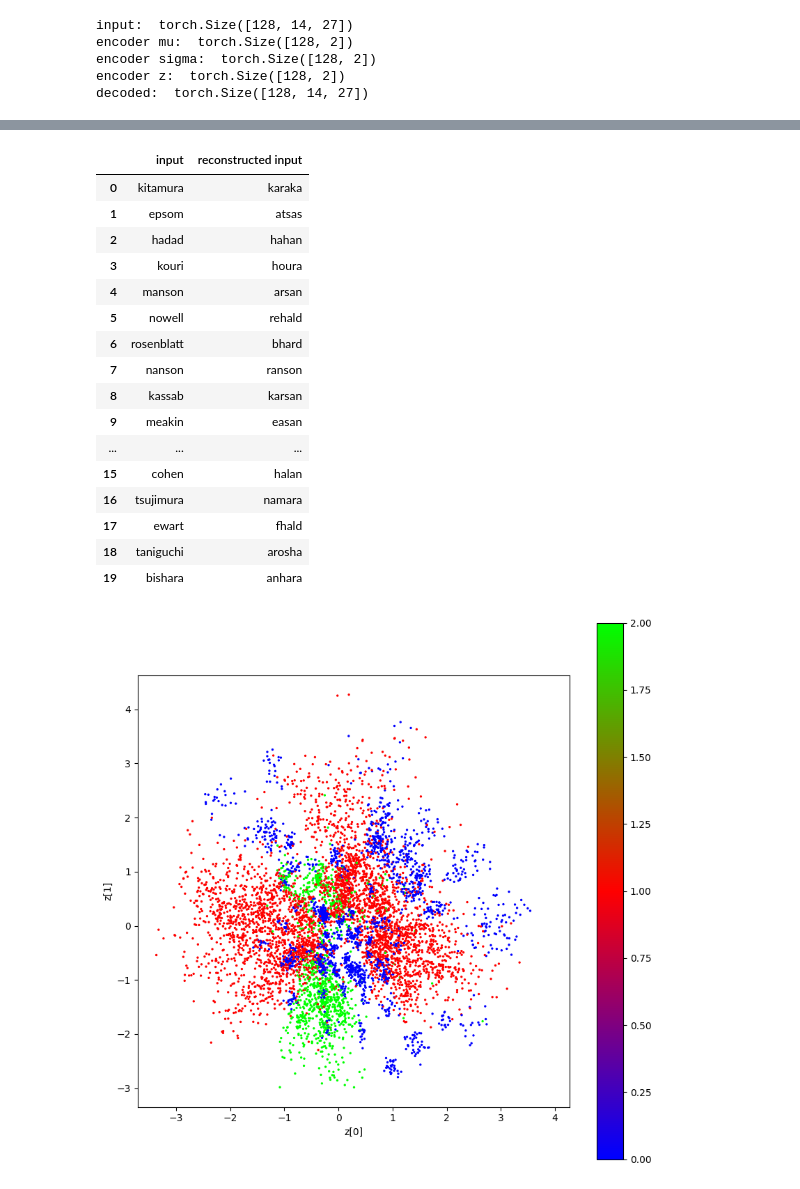
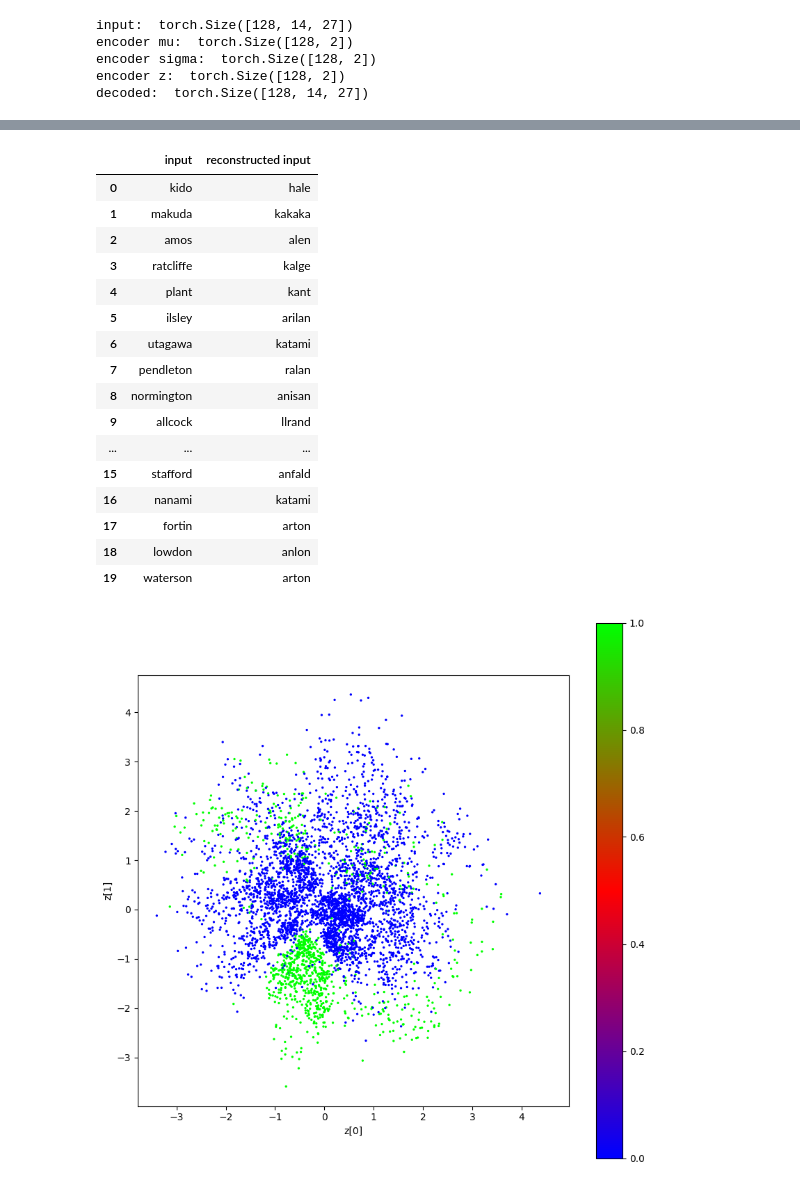
Before and after one commit to hmralavi/ML-Pytorch, a Jupyter notebook: 04-names-classification-VAE/04-names-classification-VAE.ipynb, the cells around one changed output, grey strips where cells are left out. Drawn from its saved outputs; the diff is of its cells as text; code cells hidden in the pictures.

```diff
--- a/04-names-classification-VAE/04-names-classification-VAE.ipynb
+++ b/04-names-classification-VAE/04-names-classification-VAE.ipynb
@@ -78,7 +78,7 @@ class NamesDataset(torch.utils.data.Dataset):
             name += NamesDataset.int_to_letter[row.argmax(-1).item()]
         return name
 
-ds = NamesDataset(dataset_path="../datasets/names-3class/")
+ds = NamesDataset(dataset_path="../datasets/names-2class/")
 ds_loader = torch.utils.data.DataLoader(ds, batch_size=128, shuffle=False)
 # %%
 class RNNExtractor(torch.nn.Module):
@@ -272,22 +271,22 @@ df = df.style.set_properties(**{'text-align': 'center'})
 df
 # %% [output]
 |  | input | reconstructed input |
-| 0 | kitamura | karaka |
-| 1 | epsom | atsas |
-| 2 | hadad | hahan |
-| 3 | kouri | houra |
-| 4 | manson | arsan |
-| 5 | nowell | rehald |
-| 6 | rosenblatt | bhard |
-| 7 | nanson | ranson |
-| 8 | kassab | karsan |
-| 9 | meakin | easan |
+| 0 | kido | hale |
+| 1 | makuda | kakaka |
+| 2 | amos | alen |
+| 3 | ratcliffe | kalge |
+| 4 | plant | kant |
+| 5 | ilsley | arilan |
+| 6 | utagawa | katami |
+| 7 | pendleton | ralan |
+| 8 | normington | anisan |
+| 9 | allcock | llrand |
 | ... | ... | ... |
-| 15 | cohen | halan |
-| 16 | tsujimura | namara |
-| 17 | ewart | fhald |
-| 18 | taniguchi | arosha |
-| 19 | bishara | anhara |
+| 15 | stafford | anfald |
+| 16 | nanami | katami |
+| 17 | fortin | arton |
+| 18 | lowdon | anlon |
+| 19 | waterson | arton |
 # %%
 Z = []
 Y = []
@@ -300,14 +299,14 @@ Y = torch.concat(Y, dim=0).to("cpu").numpy()
 # %%
 import matplotlib.pyplot as plt
 
-fig, axs = plt.subplots(1, 1, figsize=(10, 10))
+fig = plt.figure(figsize=(10, 10))
+axs = fig.add_subplot(111)
 
 s = axs.scatter(Z[:, 0], Z[:, 1], c=Y, cmap='brg', s=2)
 axs.set_xlabel('z[0]')
 axs.set_ylabel('z[1]')
 plt.colorbar(s)
 axs.axis('square')
-
 plt.show()
 # %% [output]
-[figure, old version]
+[figure, new version]
```
Also changed, not shown: parts of 3 cells of this notebook.
